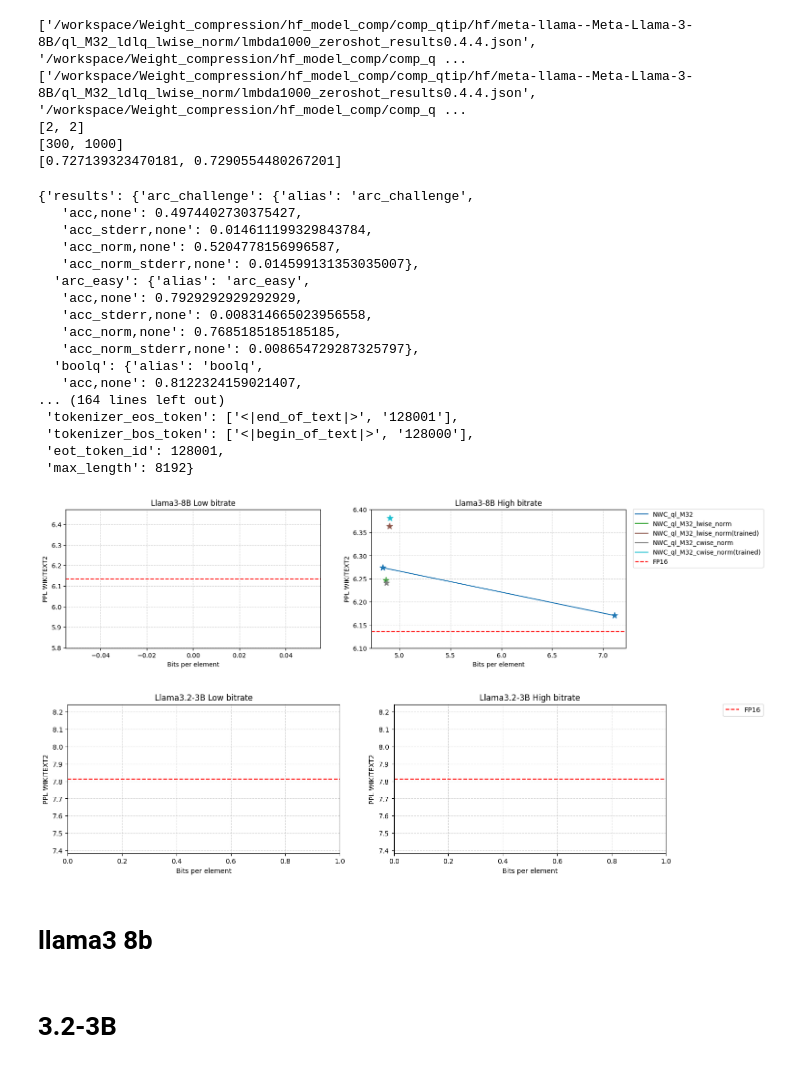
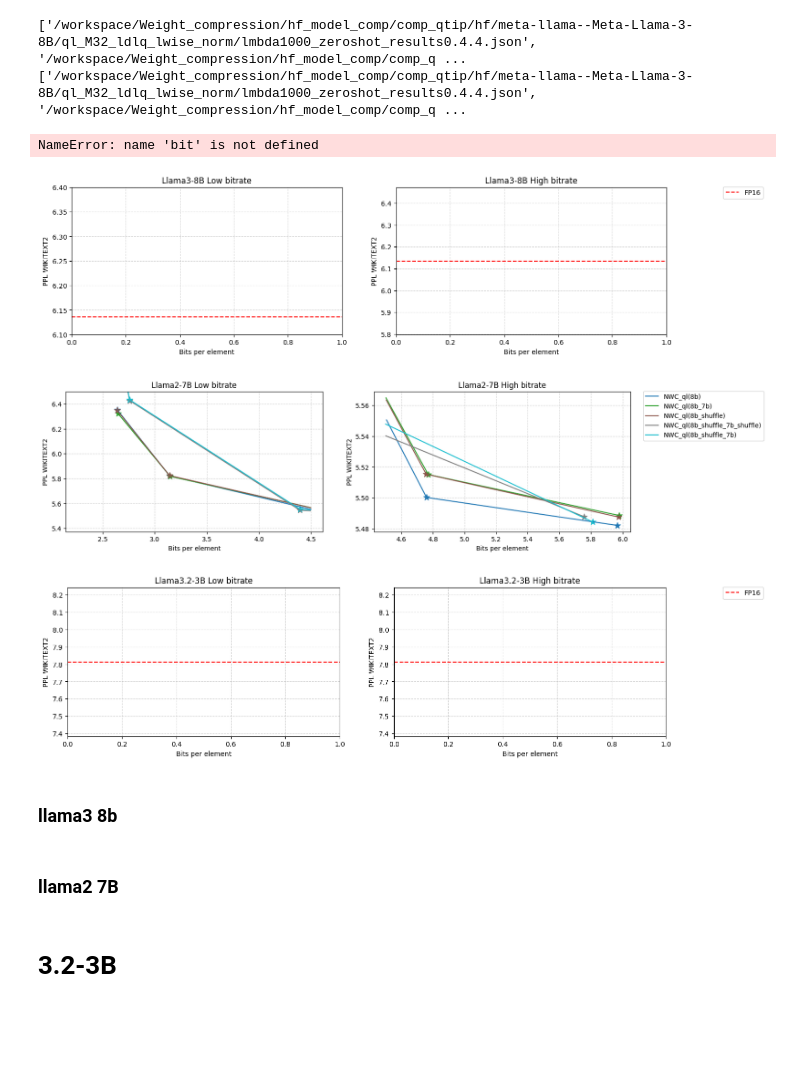
Before and after one commit to ryu326/weight_compression, a Jupyter notebook: notebooks/plot_bpp_acc.ipynb, the cells around one changed output. Cells and saved outputs as stored; diff of their text form; code cells hidden in the pictures; blank space fills up the shorter version.

```diff
--- a/notebooks/plot_bpp_acc.ipynb
+++ b/notebooks/plot_bpp_acc.ipynb
@@ -110,35 +100,13 @@ lmbda = [lmbda[i] for i in sorted_indices]
 # bits = [bits[i] for i in sorted_indices]
 acc = [acc[i] for i in sorted_indices]
 
-print(bits)
-print(lmbda)
-print(acc)
+print("['bpp'] = ", bits)
+print("['lmbda'] = ",lmbda)
+print("['zeroshot'] = ",acc)
 # %% [output]
 ['/workspace/Weight_compression/hf_model_comp/comp_qtip/hf/meta-llama--Meta-Llama-3-8B/ql_M32_ldlq_lwise_norm/lmbda1000_zeroshot_results0.4.4.json', '/workspace/Weight_compression/hf_model_comp/comp_q ...
 ['/workspace/Weight_compression/hf_model_comp/comp_qtip/hf/meta-llama--Meta-Llama-3-8B/ql_M32_ldlq_lwise_norm/lmbda1000_zeroshot_results0.4.4.json', '/workspace/Weight_compression/hf_model_comp/comp_q ...
-[2, 2]
-[300, 1000]
-[0.727139323470181, 0.7290554480267201]
+NameError: name 'bit' is not defined
-# %%
-results
-# %% [output]
-{'results': {'arc_challenge': {'alias': 'arc_challenge',
-   'acc,none': 0.4974402730375427,
-   'acc_stderr,none': 0.014611199329843784,
-   'acc_norm,none': 0.5204778156996587,
-   'acc_norm_stderr,none': 0.014599131353035007},
-  'arc_easy': {'alias': 'arc_easy',
-   'acc,none': 0.7929292929292929,
-   'acc_stderr,none': 0.008314665023956558,
-   'acc_norm,none': 0.7685185185185185,
-   'acc_norm_stderr,none': 0.008654729287325797},
-  'boolq': {'alias': 'boolq',
-   'acc,none': 0.8122324159021407,
-... (164 lines left out)
- 'tokenizer_eos_token': ['<|end_of_text|>', '128001'],
- 'tokenizer_bos_token': ['<|begin_of_text|>', '128000'],
- 'eot_token_id': 128001,
- 'max_length': 8192}
 # %%
 import numpy as np
 import matplotlib.pyplot as plt
@@ -184,11 +152,16 @@ ppl_plot = [
         # 'NWC_lwise_norm',
         # '+code_optim',
         # '+code_optim(dec train)',
-        'NWC_ql_M32',
-        'NWC_ql_M32_lwise_norm',
-        'NWC_ql_M32_lwise_norm(trained)',
-        'NWC_ql_M32_cwise_norm',
-        'NWC_ql_M32_cwise_norm(trained)',
+        # 'NWC_ql_M32',
+        # 'NWC_ql_M32_lwise_norm',
+        # 'NWC_ql_M32_lwise_norm(trained)',
+        # 'NWC_ql_M32_cwise_norm',
+        # 'NWC_ql_M32_cwise_norm(trained)',
+        'NWC_ql(8b)',
+        'NWC_ql(8b_7b)',
+        'NWC_ql(8b_shuffle)',
+        'NWC_ql(8b_shuffle_7b_shuffle)',
+        'NWC_ql(8b_shuffle_7b)',
 
     ]
 import matplotlib.cm as cm
@@ -207,7 +180,7 @@ ylim['Llama2-7B'] = (None, None)
 ylim['Llama2-13B'] = (None, None)
 # ylim['Llama3-8B'] = (8.85, 9.2)
 ylim['Llama3-8B'] = (6.1, 6.4)
-# ylim['Llama2-7B'] = (5.35, 9)
+ylim['Llama2-7B'] = (None, 6.5)
 # ylim['Llama2-7B'] = (5.35, 6.5)
 # ylim['Llama2-13B'] = (4.8, 6)
 
@@ -256,39 +229,40 @@ for m_name, plots in ppl_plots.items():
                 pass
         for ax in axs:
             try:
                 ax.axhline(y=plots['FP16'][plot_key], color='r', linestyle='--', label='FP16')
             except:
                 pass
             ax.set_xlabel('Bits per element')
             # ax.legend()
             ax.grid(True, linestyle='--', alpha = 0.5)
 
         axs[0].set_title(f'{m_name} Low bitrate')
         # axs[0].set_ylabel('PPL. (↓)')
         axs[0].set_ylabel(plot_key.upper().replace('_', ' '))
         axs[1].set_ylabel(plot_key.upper().replace('_', ' '))
         axs[1].set_title(f'{m_name} High bitrate')
         try:
-            # axs[0].set_ylim(ylim[m_name])
-            axs[1].set_ylim(ylim[m_name])
+            axs[0].set_ylim(ylim[m_name])
+            # axs[1].set_ylim(ylim[m_name])
             axs[0].set_xlim(xlim[m_name])
         except:
             pass
         # fig.legend(loc='upper center', bbox_to_anchor=(0.5, 1.15), ncol=5)
 
         handles, labels = axs[0].get_legend_handles_labels()
         unique_labels = dict(zip(labels, handles))  # 중복 제거
 
         # 범례를 fig 밖으로 배치 (중복 제거된 항목만)
         fig.legend(unique_labels.values(), unique_labels.keys(), loc='upper center', bbox_to_anchor=(1, 0.9), ncol=1)
         # plt.suptitle(m_name)
         # plt.legend()
         plt.show()
 # %% [output]
-[figure, old version]
+[figure, new version]
-[figure, old version]
+[figure, new version]
+[figure, added]
 # %% [markdown]
-# llama3 8b
+### llama3 8b
 # %%
 ## llama3-8
 import numpy as np
@@ -633,3 +607,5 @@ plots['FP16']['ppl_c4'] = 8.88062572479248
 
 plots['FP16']['zero_shot'] =0.7290239504254532
 ppl_plots['Llama3-8B'] = plots
+# %% [markdown]
+### llama2 7B
```
Also changed, not shown: parts of 2 cells of this notebook, 15 other files.
